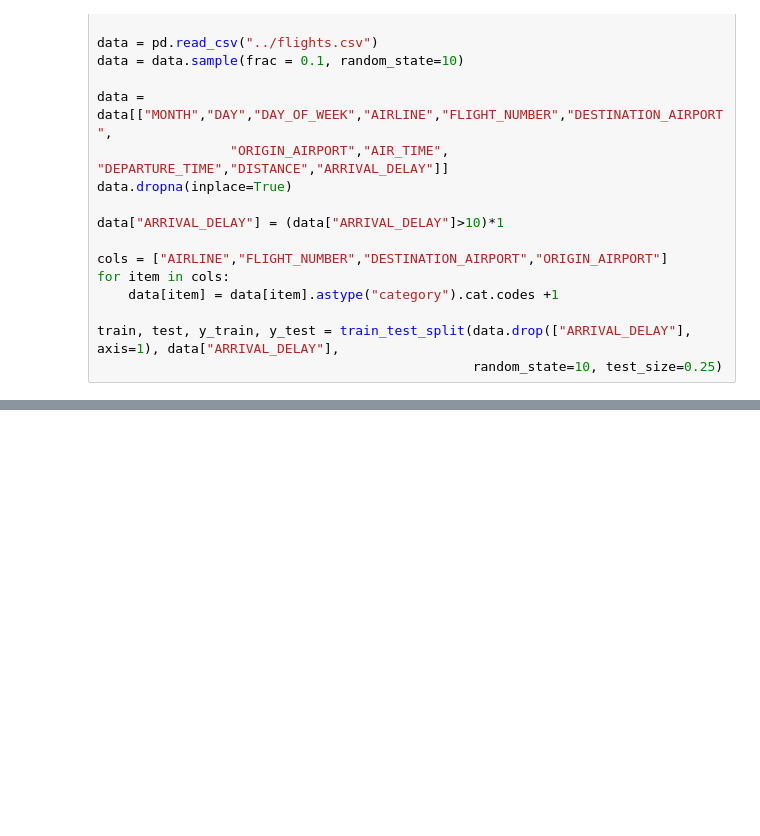
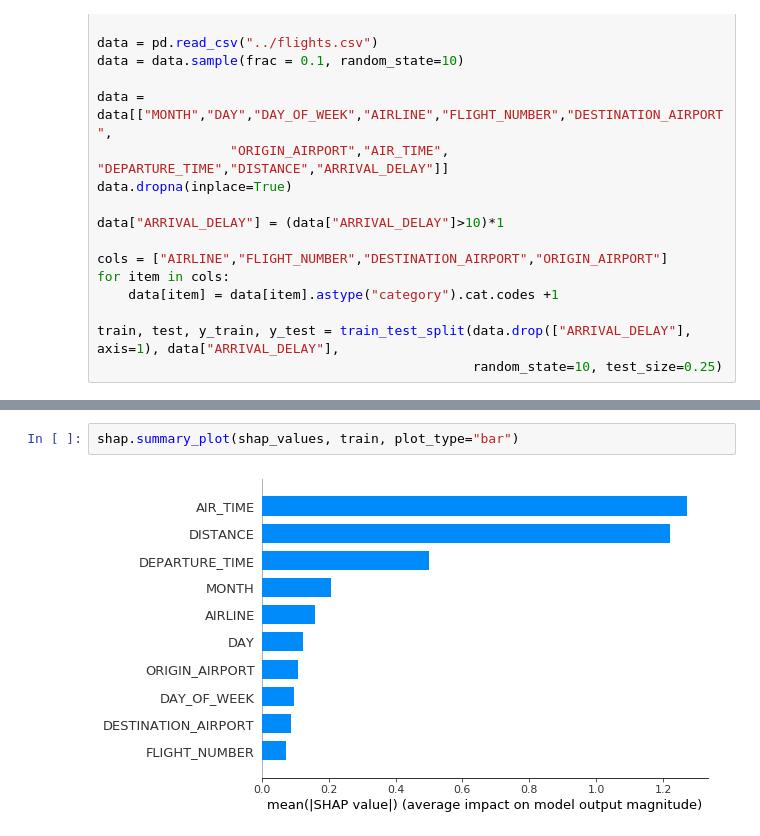
Before and after one commit to kvnkuo/estimators, a Jupyter notebook: catboost.ipynb, the cells around one changed output, grey strips where cells are left out. Drawn from its saved outputs; the diff is of its cells as text; blank space fills up the shorter version.

```diff
--- a/catboost.ipynb
+++ b/catboost.ipynb
@@ -171,0 +139,4 @@ auc(clf21, train, test)
+# %%
+shap.summary_plot(shap_values, train, plot_type="bar")
+# %% [output]
+[figure, added]
```
Also changed, not shown: parts of 9 cells of this notebook, 1 other file.
